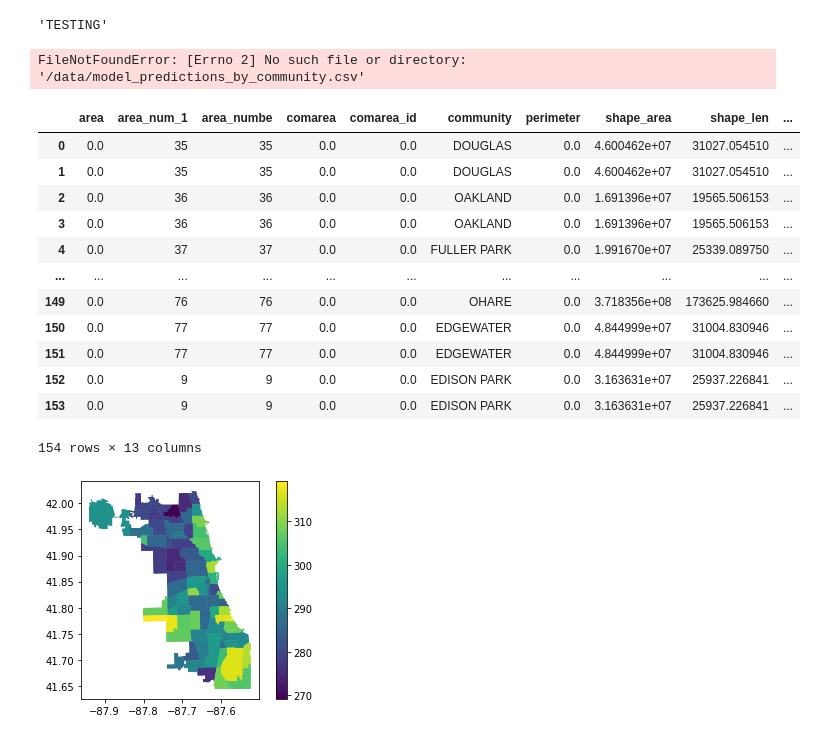
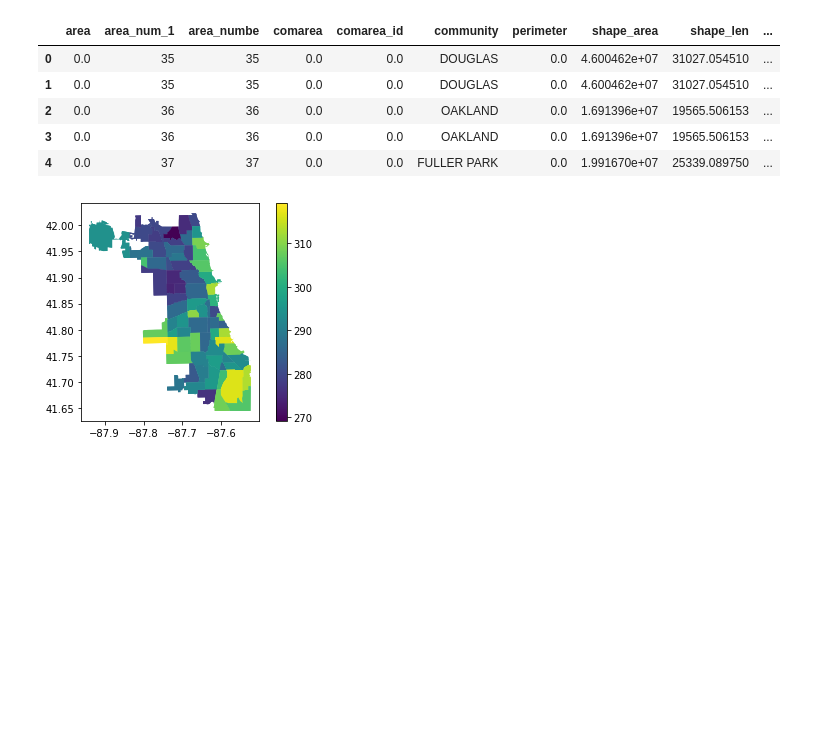
Before and after one commit to oabreu86/Time-Series-Forecasting_Urban_Heat_Islands, a Jupyter notebook: maps.ipynb, the cells around one changed output. Cells and saved outputs as stored; diff of their text form; code cells hidden in the pictures; blank space fills up the shorter version.

```diff
--- a/maps.ipynb
+++ b/maps.ipynb
@@ -7,12 +5,6 @@ OSError: Could not find lib c or load any of its variants [].
-# %%
-display("TESTING")
-# %% [output]
-'TESTING'
 # %%
-df = pd.read_csv("/data/model_predictions_by_community.csv")
-com_areas = gpd.read_file("data/com_areas_chi")
+df = pd.read_csv("../data/model_predictions_by_community.csv")
+com_areas = gpd.read_file("../data/com_areas_chi")
-# %% [output]
-FileNotFoundError: [Errno 2] No such file or directory: '/data/model_predictions_by_community.csv'
 # %%
 df = df.rename(columns={"community":"area_numbe"})
 df["difference"] = df["Prediction LST"] - df["Actual LST"]
@@ -20,21 +12,14 @@ df["difference"] = df["Prediction LST"] - df["Actual LST"]
 com_areas["area_numbe"] = com_areas["area_numbe"].astype("int")
 com_areas = com_areas.merge(df, on = "area_numbe")
 # %%
-com_areas
+com_areas.head()
 # %% [output]
 |  | area | area_num_1 | area_numbe | comarea | comarea_id | community | perimeter | shape_area | shape_len | ... |
 | 0 | 0.0 | 35 | 35 | 0.0 | 0.0 | DOUGLAS | 0.0 | 4.600462e+07 | 31027.054510 | ... |
 | 1 | 0.0 | 35 | 35 | 0.0 | 0.0 | DOUGLAS | 0.0 | 4.600462e+07 | 31027.054510 | ... |
 | 2 | 0.0 | 36 | 36 | 0.0 | 0.0 | OAKLAND | 0.0 | 1.691396e+07 | 19565.506153 | ... |
 | 3 | 0.0 | 36 | 36 | 0.0 | 0.0 | OAKLAND | 0.0 | 1.691396e+07 | 19565.506153 | ... |
 | 4 | 0.0 | 37 | 37 | 0.0 | 0.0 | FULLER PARK | 0.0 | 1.991670e+07 | 25339.089750 | ... |
-| ... | ... | ... | ... | ... | ... | ... | ... | ... | ... | ... |
-| 149 | 0.0 | 76 | 76 | 0.0 | 0.0 | OHARE | 0.0 | 3.718356e+08 | 173625.984660 | ... |
-| 150 | 0.0 | 77 | 77 | 0.0 | 0.0 | EDGEWATER | 0.0 | 4.844999e+07 | 31004.830946 | ... |
-| 151 | 0.0 | 77 | 77 | 0.0 | 0.0 | EDGEWATER | 0.0 | 4.844999e+07 | 31004.830946 | ... |
-| 152 | 0.0 | 9 | 9 | 0.0 | 0.0 | EDISON PARK | 0.0 | 3.163631e+07 | 25937.226841 | ... |
-| 153 | 0.0 | 9 | 9 | 0.0 | 0.0 | EDISON PARK | 0.0 | 3.163631e+07 | 25937.226841 | ... |
-154 rows × 13 columns
 # %%
 a = com_areas.plot("Prediction LST", legend = True)
 
```
Also changed, not shown: parts of 1 cell of this notebook.
